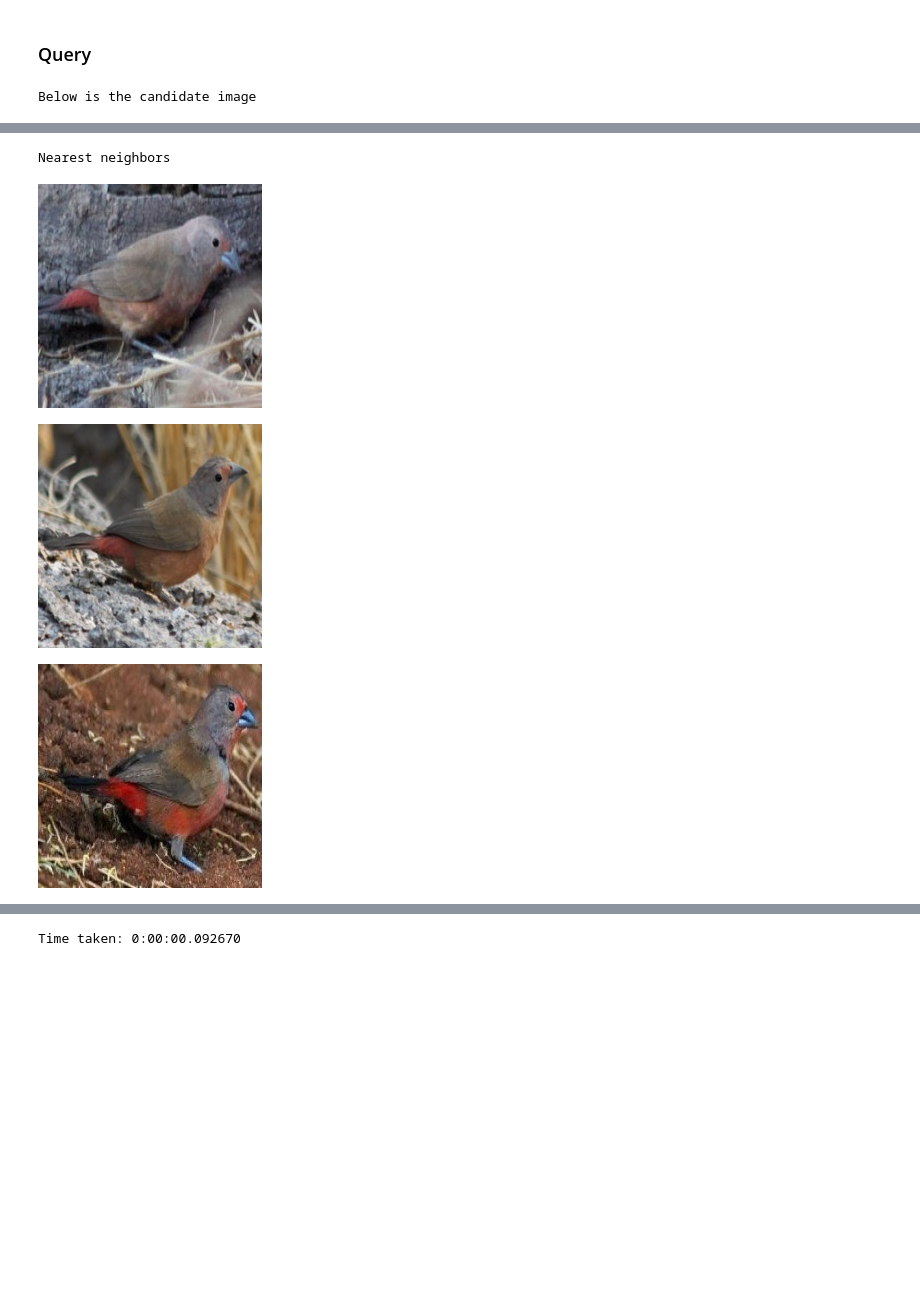
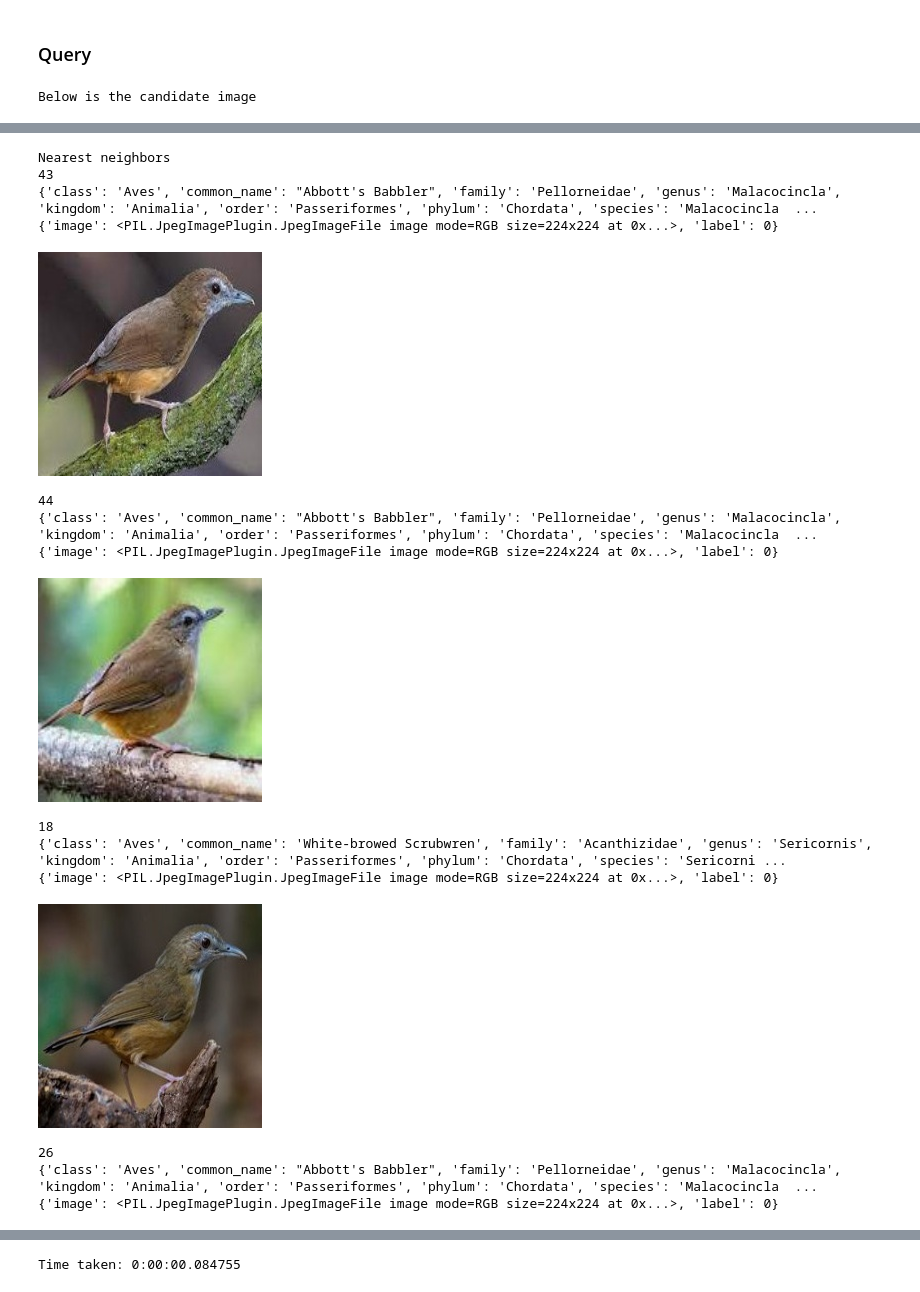
Before and after one commit to Imageomics/bioclip-vector-db, a Jupyter notebook: chromadb-demo.ipynb, the cells around one changed output, grey strips where cells are left out. Saved outputs shown, nothing was run; the diff lists cells and outputs as text; code cells hidden in the pictures; blank space fills up the shorter version.

Commit message:
fix metadatas

```diff
--- a/chromadb-demo.ipynb
+++ b/chromadb-demo.ipynb
@@ -32,3 +31,3 @@ bioclip_vdb = vector_db.BioclipVectorDatabase(vector_db.HfDatasetType.BIRD,
 # %%
-bioclip_vdb.load_database(reset=False)
+bioclip_vdb.load_database(reset=True)
 # %% [output]
@@ -52,7 +51,5 @@ bioclip_vdb.load_database(reset=False)
 # %%
-collection = bioclip_vdb.get_vector_database()
-
-test_dataset = datasets.load_dataset(HfDatasetType.BIRD.value,
+test_dataset = datasets.load_dataset(vector_db.HfDatasetType.BIRD.value,
                                      split="test",
                                      streaming=False)
 # %% [markdown]
@@ -62,22 +59,30 @@ def get_neighbors(test_idx: int):
     query_img_embedding = bioclip_vdb._classifier.create_image_features_for_image(
         test_dataset[test_idx]["image"], normalize=True).tolist()
 
-    return collection.query(query_embeddings=[query_img_embedding],
-                     n_results = 5)['ids']
+    results = collection.query(query_embeddings=[query_img_embedding],
+                            include = ["metadatas"],
+                            n_results = 5)
+
+    return results
 # %%
 def display_neighbors(test_idx: int):
     start_ts = datetime.now()
-    neighbors = get_neighbors(test_idx)[0]
+    neighbors = get_neighbors(test_idx)["ids"][0]
+    metadatas =  get_neighbors(test_idx)["metadatas"][0]
     end_ts = datetime.now()
     print("Below is the candidate image")
     display(test_dataset[test_idx]["image"])
 
     print("\nNearest neighbors")
-    for neighbor in neighbors:
-        display(bioclip_vdb._dataset[int(neighbor)]["image"])
+    for i in range(len(neighbors)):
+        print(neighbors[i])
+        print(metadatas[i])
+        print(bioclip_vdb._dataset[int(neighbors[i])])
+        display(bioclip_vdb._dataset[int(neighbors[i])]["image"])
 
     print(f"Time taken: {end_ts - start_ts}")
 # %%
-display_neighbors(205)
+collection = bioclip_vdb.get_vector_database()
+display_neighbors(19)
 # %% [output]
 Below is the candidate image
@@ -85,4 +90,16 @@ Below is the candidate image
 Nearest neighbors
+43
+{'class': 'Aves', 'common_name': "Abbott's Babbler", 'family': 'Pellorneidae', 'genus': 'Malacocincla', 'kingdom': 'Animalia', 'order': 'Passeriformes', 'phylum': 'Chordata', 'species': 'Malacocincla  ...
+{'image': <PIL.JpegImagePlugin.JpegImageFile image mode=RGB size=224x224 at 0x...>, 'label': 0}
-[figure, old version]
+[figure, new version]
+44
+{'class': 'Aves', 'common_name': "Abbott's Babbler", 'family': 'Pellorneidae', 'genus': 'Malacocincla', 'kingdom': 'Animalia', 'order': 'Passeriformes', 'phylum': 'Chordata', 'species': 'Malacocincla  ...
+{'image': <PIL.JpegImagePlugin.JpegImageFile image mode=RGB size=224x224 at 0x...>, 'label': 0}
-[figure, old version]
+[figure, new version]
+18
+{'class': 'Aves', 'common_name': 'White-browed Scrubwren', 'family': 'Acanthizidae', 'genus': 'Sericornis', 'kingdom': 'Animalia', 'order': 'Passeriformes', 'phylum': 'Chordata', 'species': 'Sericorni ...
+{'image': <PIL.JpegImagePlugin.JpegImageFile image mode=RGB size=224x224 at 0x...>, 'label': 0}
-[figure, old version]
+[figure, new version]
+26
+{'class': 'Aves', 'common_name': "Abbott's Babbler", 'family': 'Pellorneidae', 'genus': 'Malacocincla', 'kingdom': 'Animalia', 'order': 'Passeriformes', 'phylum': 'Chordata', 'species': 'Malacocincla  ...
+{'image': <PIL.JpegImagePlugin.JpegImageFile image mode=RGB size=224x224 at 0x...>, 'label': 0}
@@ -91 +111 @@ Nearest neighbors
-Time taken: 0:00:00.092670
+Time taken: 0:00:00.084755
```
Also changed, not shown: parts of 4 cells of this notebook, 1 other file.
